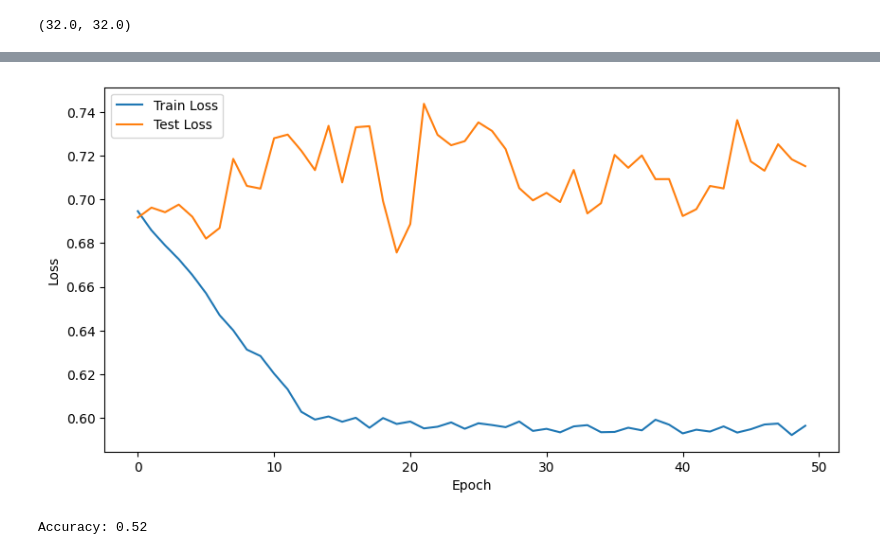
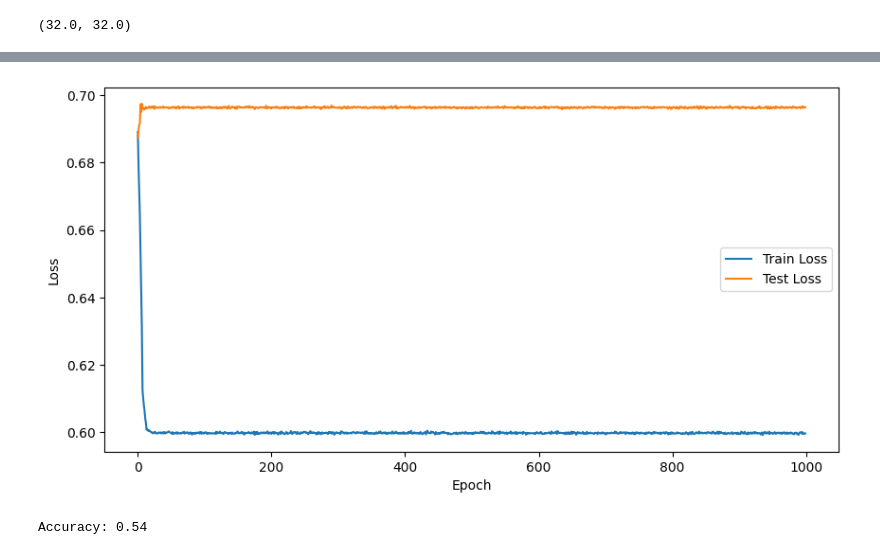
Before and after one commit to fmeza7/Proyecto-Graduacion-LICD, a Jupyter notebook: triangle_dataset/triangles.ipynb, the cells around one changed output, grey strips where cells are left out. Saved outputs shown, nothing was run; the diff lists cells and outputs as text; code cells hidden in the pictures.

```diff
--- a/triangle_dataset/triangles.ipynb
+++ b/triangle_dataset/triangles.ipynb
@@ -196,7 +379,7 @@ class MLP(nn.Module):
 
 # Initialize the model
 input_size = adj_matrices.shape[1] * adj_matrices.shape[2]
-hidden_size = 16
+hidden_size = 32
 output_size = 1
 
 model = MLP(input_size, hidden_size, output_size)
@@ -206,7 +389,7 @@ criterion = nn.BCEWithLogitsLoss()
 optimizer = optim.Adam(model.parameters(), lr=0.001)
 
 # Train the model
-num_epochs = 50
+num_epochs = 1000
 train_losses = []
 test_losses = []
 scheduler = ReduceLROnPlateau(optimizer, 'min', patience=5, verbose=True)
@@ -284,2 +467,2 @@ Epoch 50/50, Train Loss: 0.5966, Test Loss: 0.7152
-[figure, old version]
+[figure, new version]
-Accuracy: 0.52
+Accuracy: 0.54
```
Also changed, not shown: parts of 8 cells of this notebook.
